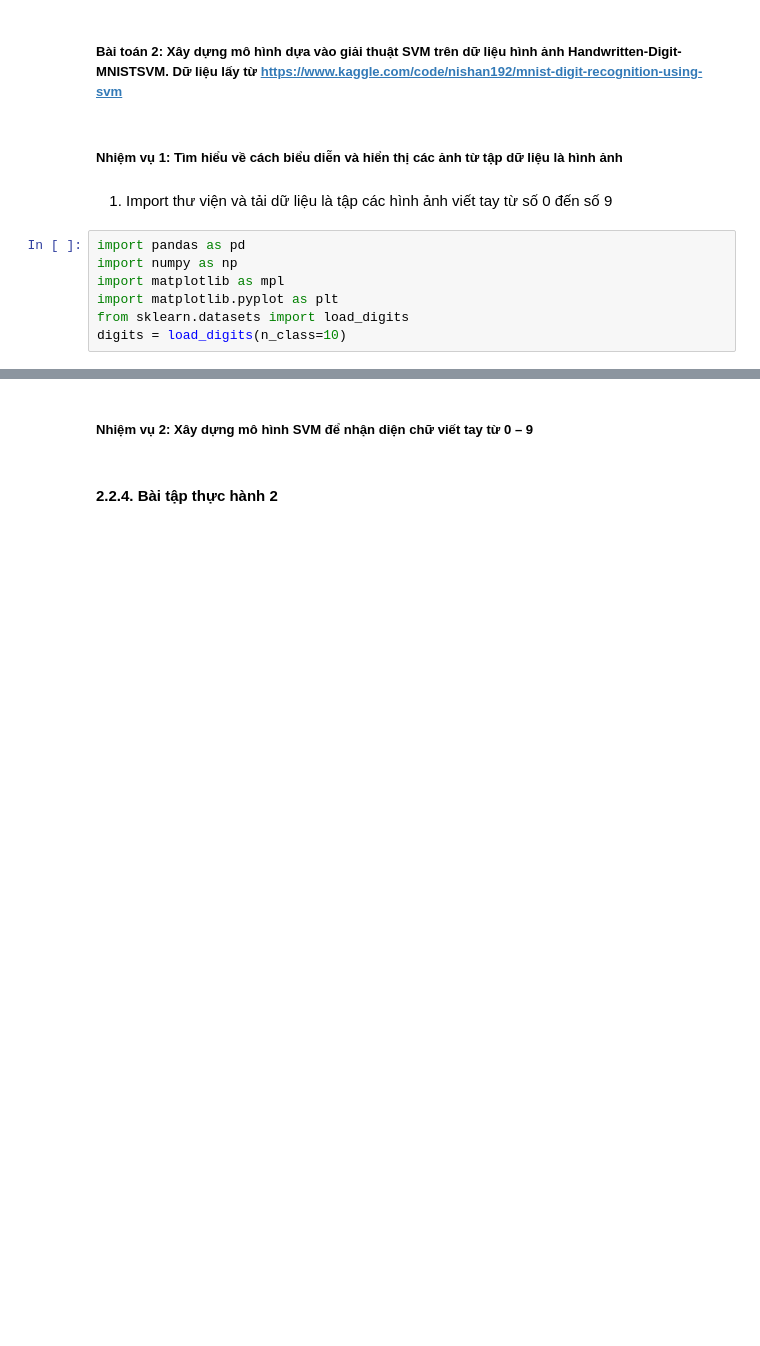
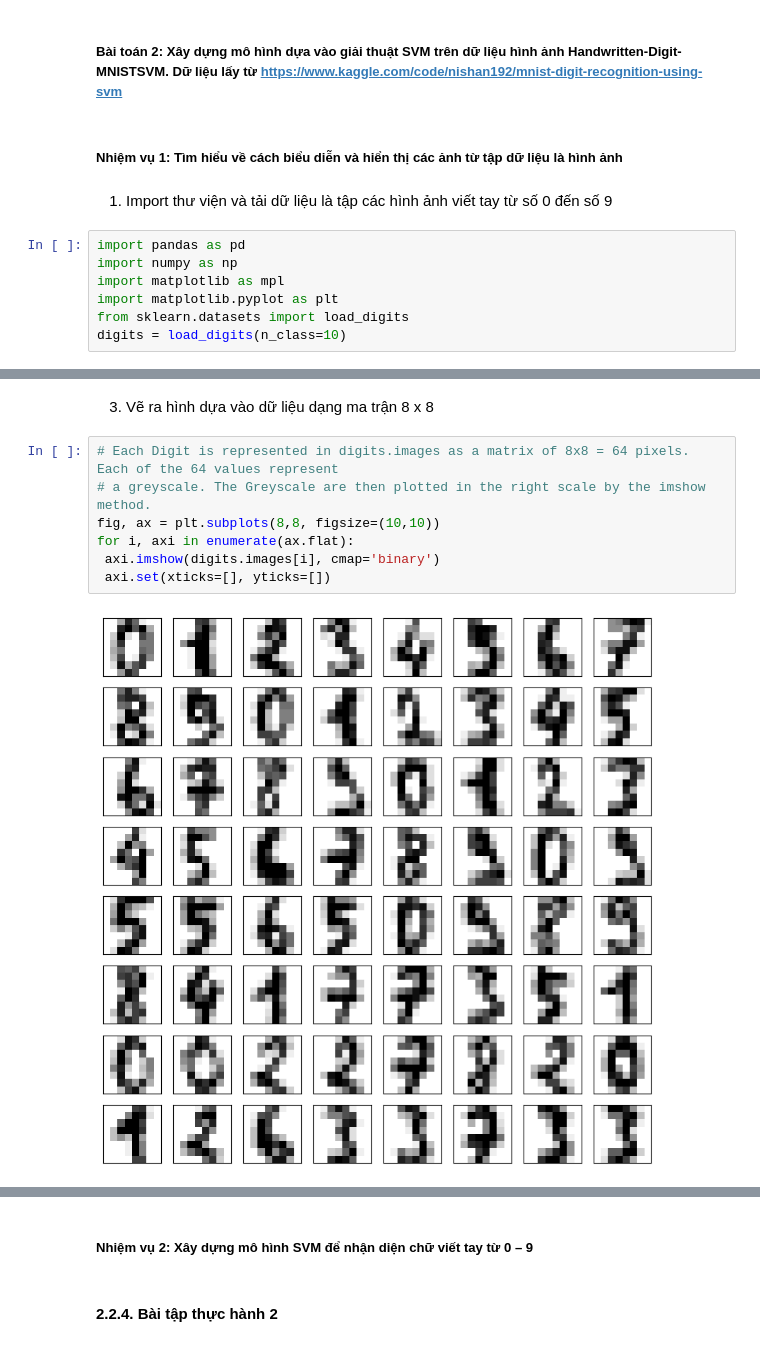
Before and after one commit to baotram19/BAITAPNHOM_UEH_CT7, a Jupyter notebook: Lab02_Thuat toan phan lop.ipynb, the cells around one changed output, grey strips where cells are left out. Cells and saved outputs as stored; diff of their text form; blank space fills up the shorter version.

```diff
--- a/Lab02_Thuat toan phan lop.ipynb
+++ b/Lab02_Thuat toan phan lop.ipynb
@@ -219,0 +233,11 @@ digits = load_digits(n_class=10)
+# %% [markdown]
+3. Vẽ ra hình dựa vào dữ liệu dạng ma trận 8 x 8
+# %%
+# Each Digit is represented in digits.images as a matrix of 8x8 = 64 pixels. Each of the 64 values represent
+# a greyscale. The Greyscale are then plotted in the right scale by the imshow method.
+fig, ax = plt.subplots(8,8, figsize=(10,10))
+for i, axi in enumerate(ax.flat):
+ axi.imshow(digits.images[i], cmap='binary')
+ axi.set(xticks=[], yticks=[])
+# %% [output]
+[figure, added]
```
Also changed, not shown: parts of 4 cells of this notebook.
